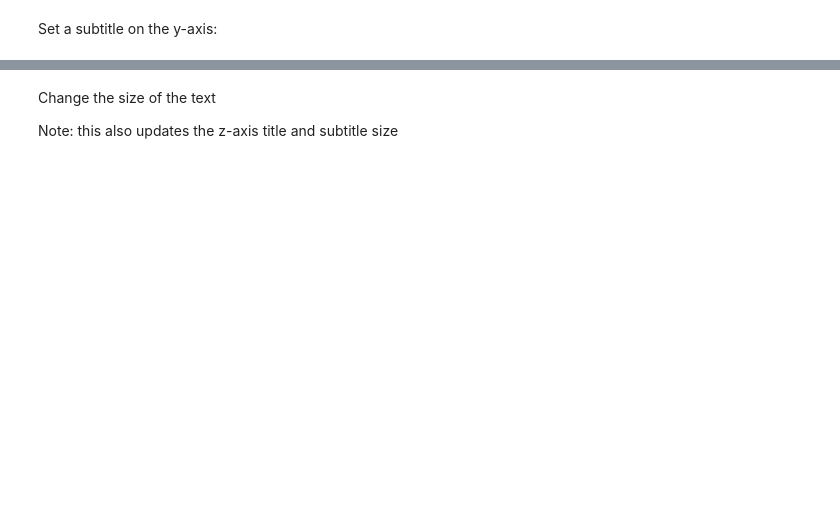
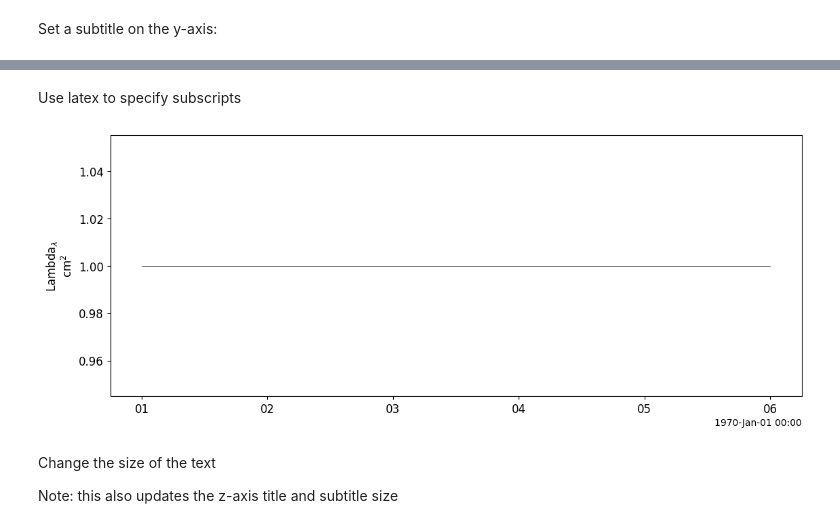
Before and after one commit to spedas/pyspedas_examples, a Jupyter notebook: pyspedas_examples/notebooks/PyTplot_annotations.ipynb, the cells around one changed output, grey strips where cells are left out. Cells and saved outputs as stored; diff of their text form; code cells hidden in the pictures; blank space fills up the shorter version.

```diff
--- a/pyspedas_examples/notebooks/PyTplot_annotations.ipynb
+++ b/pyspedas_examples/notebooks/PyTplot_annotations.ipynb
@@ -39,3 +67,11 @@ tplot('data')
+# %% [markdown]
+Use latex to specify subscripts
+# %%
+options('data', 'ytitle', r'Lambda$_{λ}$')
+
+tplot('data')
+# %% [output]
+[figure, added]
 # %% [markdown]
 Change the size of the text
 
```
Also changed, not shown: parts of 18 cells of this notebook.
